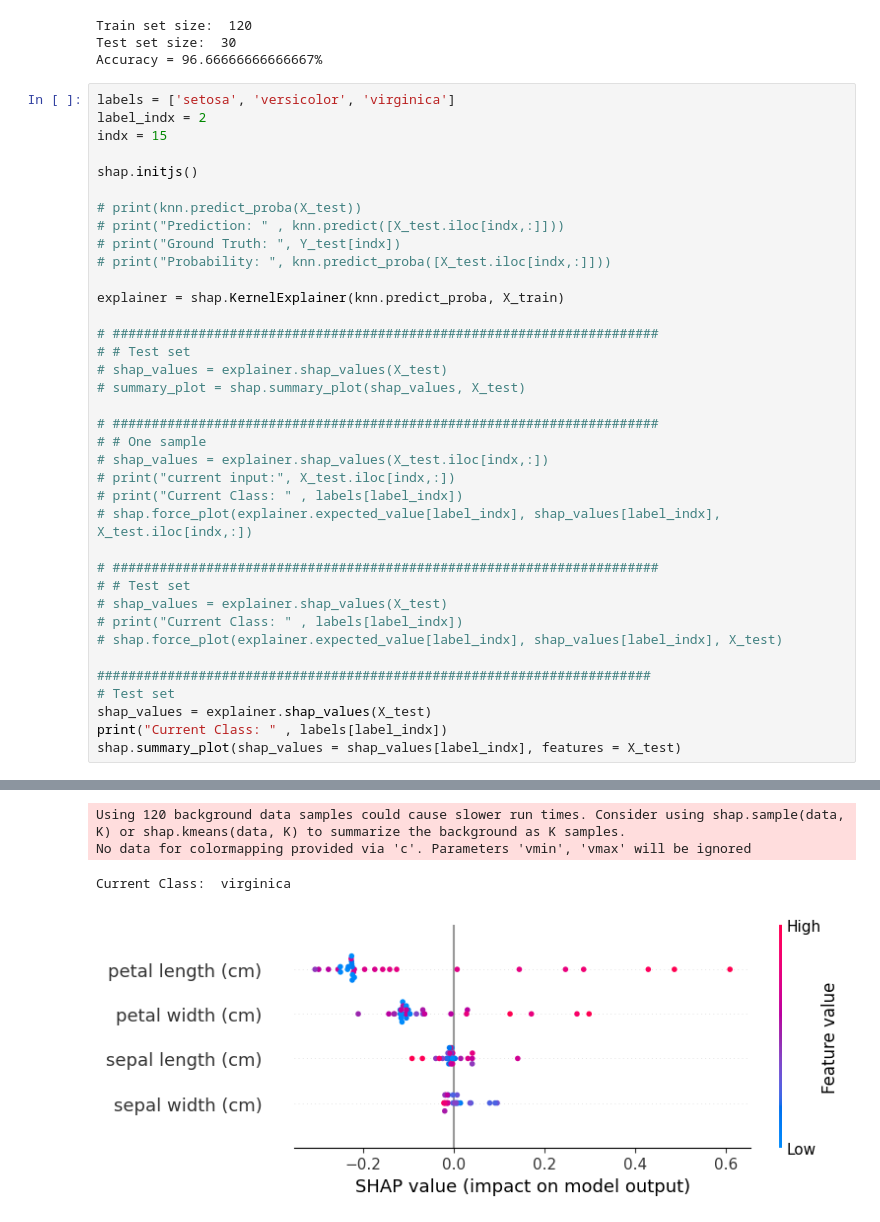
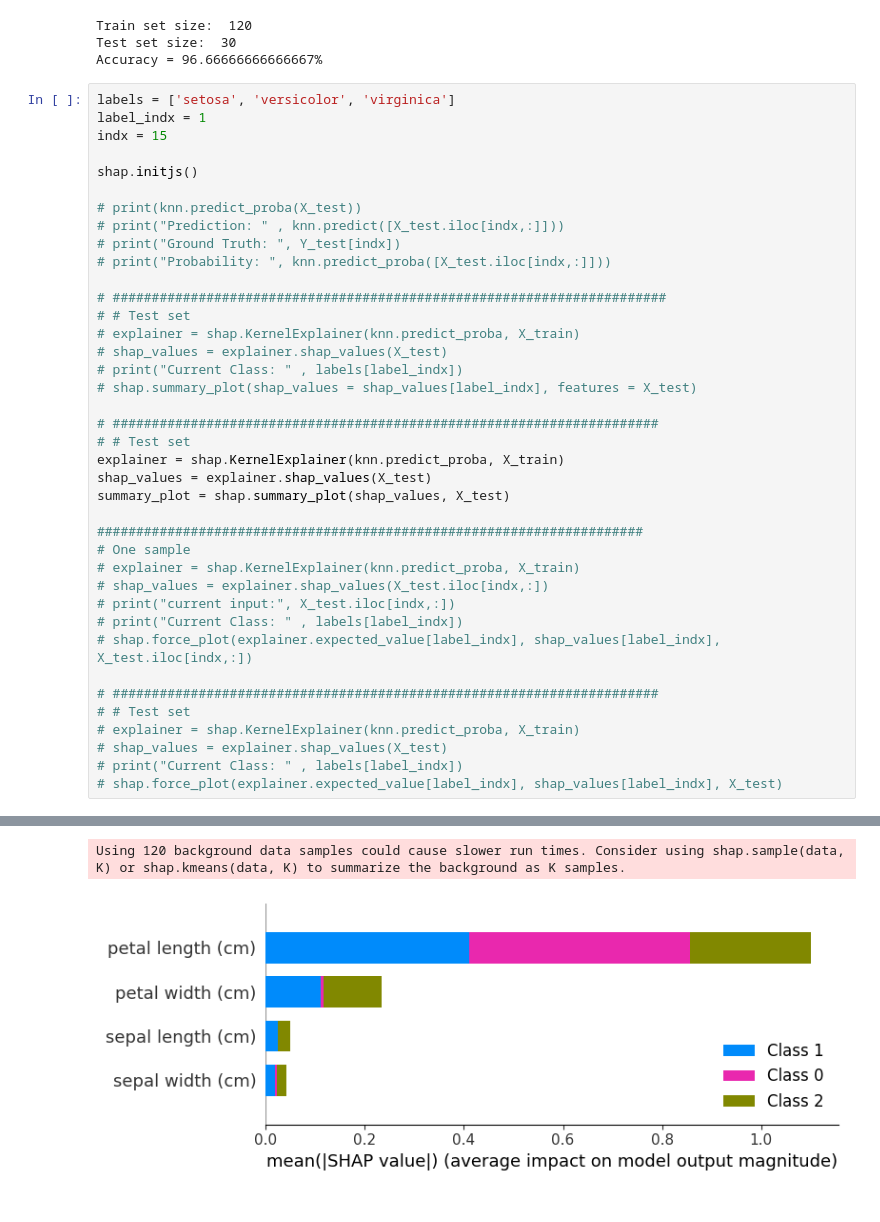
Before and after one commit to jpcreis15/MLOps-code, a Jupyter notebook: Explainability.ipynb, the cells around one changed output, grey strips where cells are left out. Cells and saved outputs as stored; diff of their text form.

```diff
--- a/Explainability.ipynb
+++ b/Explainability.ipynb
@@ -31,44 +31,44 @@ Test set size:  30
 Accuracy = 96.66666666666667%
 # %%
 labels = ['setosa', 'versicolor', 'virginica']
-label_indx = 2
+label_indx = 1
 indx = 15
 
 shap.initjs()
 
 # print(knn.predict_proba(X_test))
 # print("Prediction: " , knn.predict([X_test.iloc[indx,:]]))
 # print("Ground Truth: ", Y_test[indx])
 # print("Probability: ", knn.predict_proba([X_test.iloc[indx,:]]))
 
-explainer = shap.KernelExplainer(knn.predict_proba, X_train)
+# #######################################################################
+# # Test set
+# explainer = shap.KernelExplainer(knn.predict_proba, X_train)
+# shap_values = explainer.shap_values(X_test)
+# print("Current Class: " , labels[label_indx])
+# shap.summary_plot(shap_values = shap_values[label_indx], features = X_test)
 
 # ######################################################################
 # # Test set
-# shap_values = explainer.shap_values(X_test)
-# summary_plot = shap.summary_plot(shap_values, X_test)
+explainer = shap.KernelExplainer(knn.predict_proba, X_train)
+shap_values = explainer.shap_values(X_test)
+summary_plot = shap.summary_plot(shap_values, X_test)
 
-# ######################################################################
-# # One sample
+######################################################################
+# One sample
+# explainer = shap.KernelExplainer(knn.predict_proba, X_train)
 # shap_values = explainer.shap_values(X_test.iloc[indx,:])
 # print("current input:", X_test.iloc[indx,:])
 # print("Current Class: " , labels[label_indx])
 # shap.force_plot(explainer.expected_value[label_indx], shap_values[label_indx], X_test.iloc[indx,:])
 
 # ######################################################################
 # # Test set
+# explainer = shap.KernelExplainer(knn.predict_proba, X_train)
 # shap_values = explainer.shap_values(X_test)
 # print("Current Class: " , labels[label_indx])
 # shap.force_plot(explainer.expected_value[label_indx], shap_values[label_indx], X_test)
-
-#######################################################################
-# Test set
-shap_values = explainer.shap_values(X_test)
-print("Current Class: " , labels[label_indx])
-shap.summary_plot(shap_values = shap_values[label_indx], features = X_test)
 # %% [output]
 [interactive output not drawn]
 Using 120 background data samples could cause slower run times. Consider using shap.sample(data, K) or shap.kmeans(data, K) to summarize the background as K samples.
-No data for colormapping provided via 'c'. Parameters 'vmin', 'vmax' will be ignored
-Current Class:  virginica
-[figure, old version]
+[figure, new version]
```
Also changed, not shown: 2 other files.
